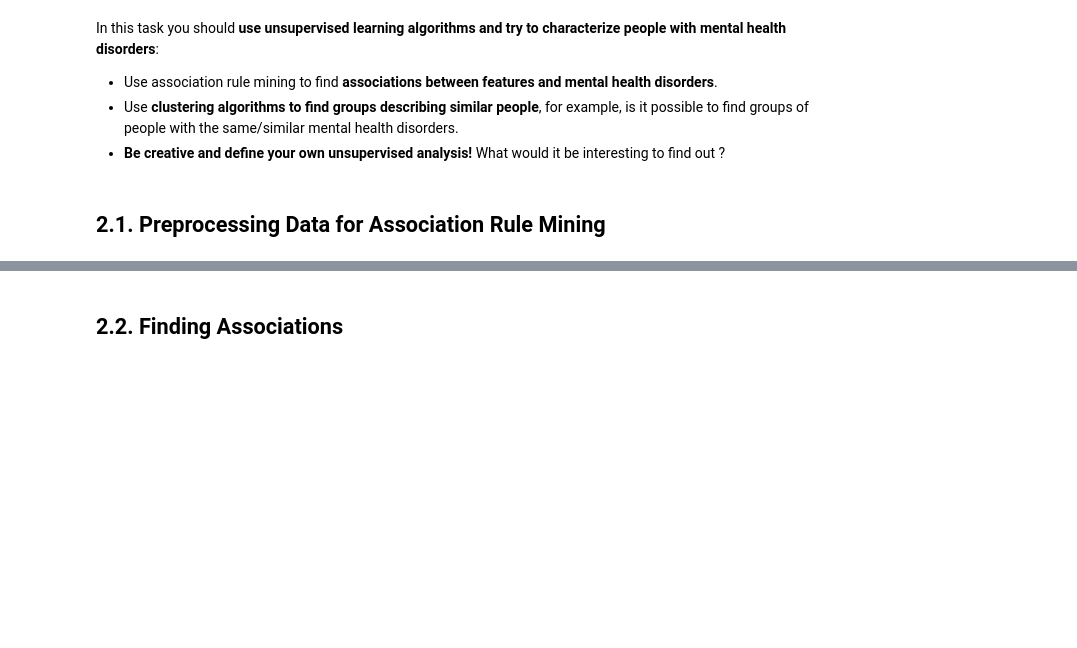
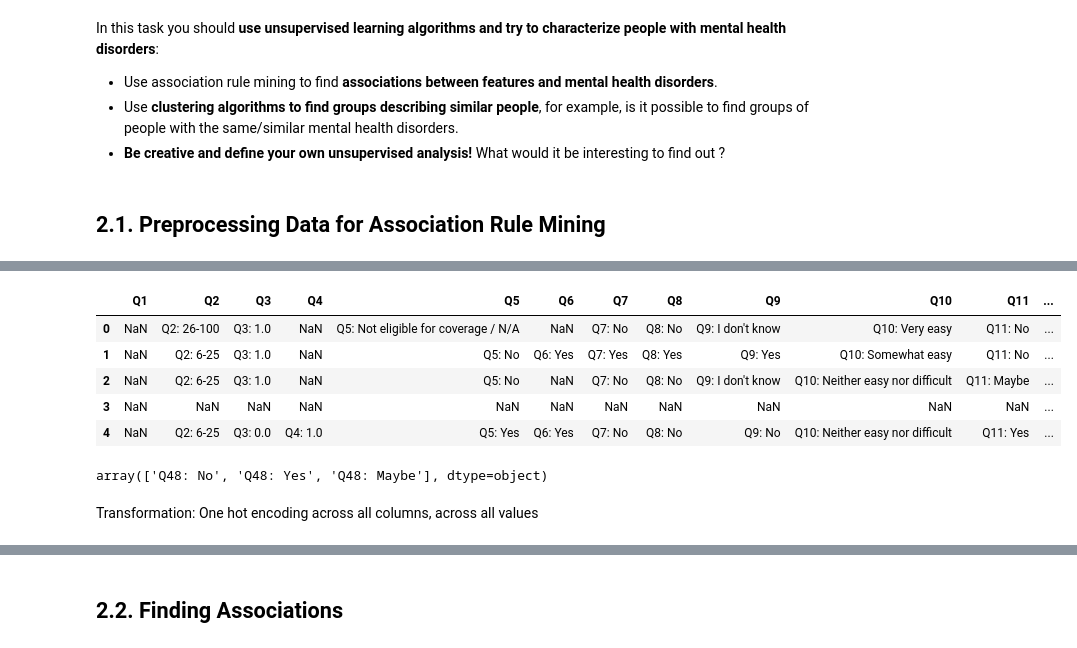
Before and after one commit to jakmak24/ML_health, a Jupyter notebook: AA_201819_Project.ipynb, the cells around one changed output, grey strips where cells are left out. Cells and saved outputs as stored; diff of their text form; code cells hidden in the pictures; blank space fills up the shorter version.

```diff
--- a/AA_201819_Project.ipynb
+++ b/AA_201819_Project.ipynb
@@ -931,0 +930,3 @@ In this task you should **use unsupervised learning algorithms and try to charac
+# %%
+df = pd.read_csv('mental-heath-in-tech-2016.csv')
+df.head()
@@ -931,0 +940,21 @@ In this task you should **use unsupervised learning algorithms and try to charac
+# %%
+column_names = ['Q{}'.format(i+1) for i in range(len(df.columns))]
+df.columns = column_names
+# %%
+for name in column_names:
+    df[name] = df[name].apply(lambda x: '{}: '.format(name) + str(x) if pd.notnull(x) else np.nan)
+# %%
+df.head()
+# %% [output]
+|  | Q1 | Q2 | Q3 | Q4 | Q5 | Q6 | Q7 | Q8 | Q9 | Q10 | Q11 | ... |
+| 0 | NaN | Q2: 26-100 | Q3: 1.0 | NaN | Q5: Not eligible for coverage / N/A | NaN | Q7: No | Q8: No | Q9: I don't know | Q10: Very easy | Q11: No | ... |
+| 1 | NaN | Q2: 6-25 | Q3: 1.0 | NaN | Q5: No | Q6: Yes | Q7: Yes | Q8: Yes | Q9: Yes | Q10: Somewhat easy | Q11: No | ... |
+| 2 | NaN | Q2: 6-25 | Q3: 1.0 | NaN | Q5: No | NaN | Q7: No | Q8: No | Q9: I don't know | Q10: Neither easy nor difficult | Q11: Maybe | ... |
+| 3 | NaN | NaN | NaN | NaN | NaN | NaN | NaN | NaN | NaN | NaN | NaN | ... |
+| 4 | NaN | Q2: 6-25 | Q3: 0.0 | Q4: 1.0 | Q5: Yes | Q6: Yes | Q7: No | Q8: No | Q9: No | Q10: Neither easy nor difficult | Q11: Yes | ... |
+# %%
+df['Q48'].unique()
+# %% [output]
+array(['Q48: No', 'Q48: Yes', 'Q48: Maybe'], dtype=object)
+# %% [markdown]
+Transformation: One hot encoding across all columns, across all values
```
Also changed, not shown: parts of 13 cells of this notebook.
